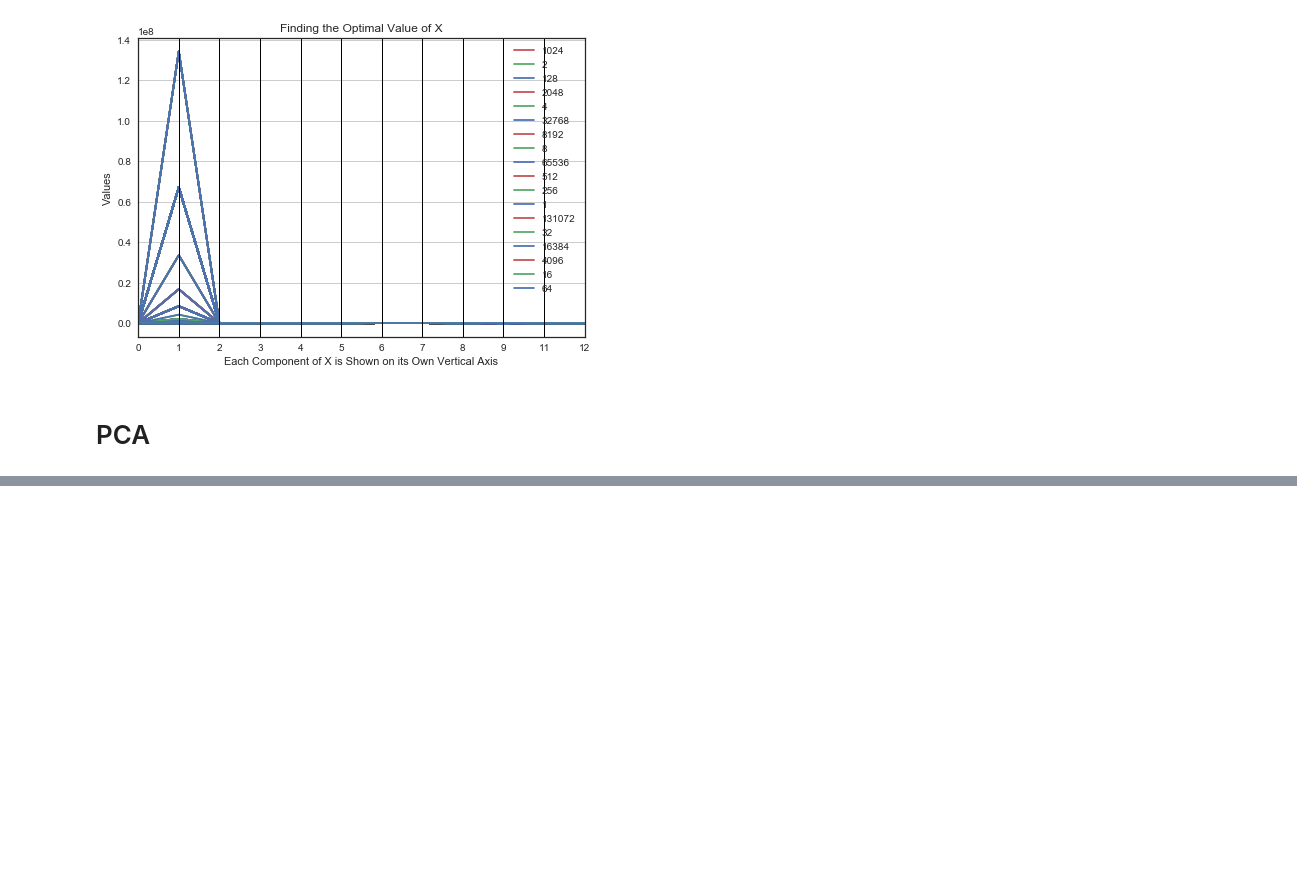
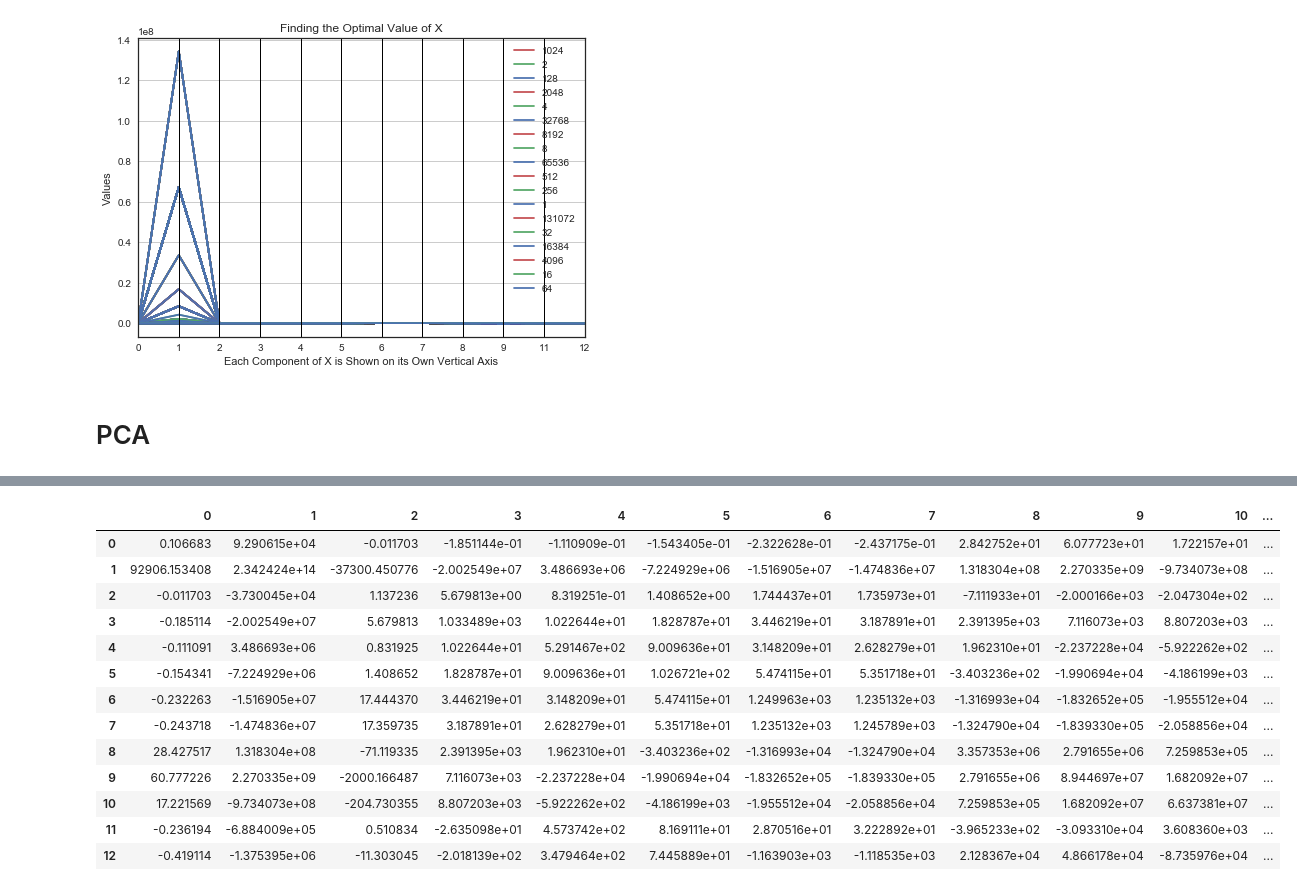
Before and after one commit to LMafra/estudos_em_bd, a Jupyter notebook: Codigos_prof/Untitled.ipynb, the cells around one changed output, grey strips where cells are left out. Drawn from its saved outputs; the diff is of its cells as text; code cells hidden in the pictures; blank space fills up the shorter version.

```diff
--- a/Codigos_prof/Untitled.ipynb
+++ b/Codigos_prof/Untitled.ipynb
@@ -185,0 +195,20 @@ plt.show()
+# %%
+data = pd.DataFrame(andrews_matriz)
+cov = data.cov()
+# %%
+cov
+# %% [output]
+|  | 0 | 1 | 2 | 3 | 4 | 5 | 6 | 7 | 8 | 9 | 10 | ... |
+| 0 | 0.106683 | 9.290615e+04 | -0.011703 | -1.851144e-01 | -1.110909e-01 | -1.543405e-01 | -2.322628e-01 | -2.437175e-01 | 2.842752e+01 | 6.077723e+01 | 1.722157e+01 | ... |
+| 1 | 92906.153408 | 2.342424e+14 | -37300.450776 | -2.002549e+07 | 3.486693e+06 | -7.224929e+06 | -1.516905e+07 | -1.474836e+07 | 1.318304e+08 | 2.270335e+09 | -9.734073e+08 | ... |
+| 2 | -0.011703 | -3.730045e+04 | 1.137236 | 5.679813e+00 | 8.319251e-01 | 1.408652e+00 | 1.744437e+01 | 1.735973e+01 | -7.111933e+01 | -2.000166e+03 | -2.047304e+02 | ... |
+| 3 | -0.185114 | -2.002549e+07 | 5.679813 | 1.033489e+03 | 1.022644e+01 | 1.828787e+01 | 3.446219e+01 | 3.187891e+01 | 2.391395e+03 | 7.116073e+03 | 8.807203e+03 | ... |
+| 4 | -0.111091 | 3.486693e+06 | 0.831925 | 1.022644e+01 | 5.291467e+02 | 9.009636e+01 | 3.148209e+01 | 2.628279e+01 | 1.962310e+01 | -2.237228e+04 | -5.922262e+02 | ... |
+| 5 | -0.154341 | -7.224929e+06 | 1.408652 | 1.828787e+01 | 9.009636e+01 | 1.026721e+02 | 5.474115e+01 | 5.351718e+01 | -3.403236e+02 | -1.990694e+04 | -4.186199e+03 | ... |
+| 6 | -0.232263 | -1.516905e+07 | 17.444370 | 3.446219e+01 | 3.148209e+01 | 5.474115e+01 | 1.249963e+03 | 1.235132e+03 | -1.316993e+04 | -1.832652e+05 | -1.955512e+04 | ... |
+| 7 | -0.243718 | -1.474836e+07 | 17.359735 | 3.187891e+01 | 2.628279e+01 | 5.351718e+01 | 1.235132e+03 | 1.245789e+03 | -1.324790e+04 | -1.839330e+05 | -2.058856e+04 | ... |
+| 8 | 28.427517 | 1.318304e+08 | -71.119335 | 2.391395e+03 | 1.962310e+01 | -3.403236e+02 | -1.316993e+04 | -1.324790e+04 | 3.357353e+06 | 2.791655e+06 | 7.259853e+05 | ... |
+| 9 | 60.777226 | 2.270335e+09 | -2000.166487 | 7.116073e+03 | -2.237228e+04 | -1.990694e+04 | -1.832652e+05 | -1.839330e+05 | 2.791655e+06 | 8.944697e+07 | 1.682092e+07 | ... |
+| 10 | 17.221569 | -9.734073e+08 | -204.730355 | 8.807203e+03 | -5.922262e+02 | -4.186199e+03 | -1.955512e+04 | -2.058856e+04 | 7.259853e+05 | 1.682092e+07 | 6.637381e+07 | ... |
+| 11 | -0.236194 | -6.884009e+05 | 0.510834 | -2.635098e+01 | 4.573742e+02 | 8.169111e+01 | 2.870516e+01 | 3.222892e+01 | -3.965233e+02 | -3.093310e+04 | 3.608360e+03 | ... |
+| 12 | -0.419114 | -1.375395e+06 | -11.303045 | -2.018139e+02 | 3.479464e+02 | 7.445889e+01 | -1.163903e+03 | -1.118535e+03 | 2.128367e+04 | 4.866178e+04 | -8.735976e+04 | ... |
```
Also changed, not shown: parts of 27 cells of this notebook.
